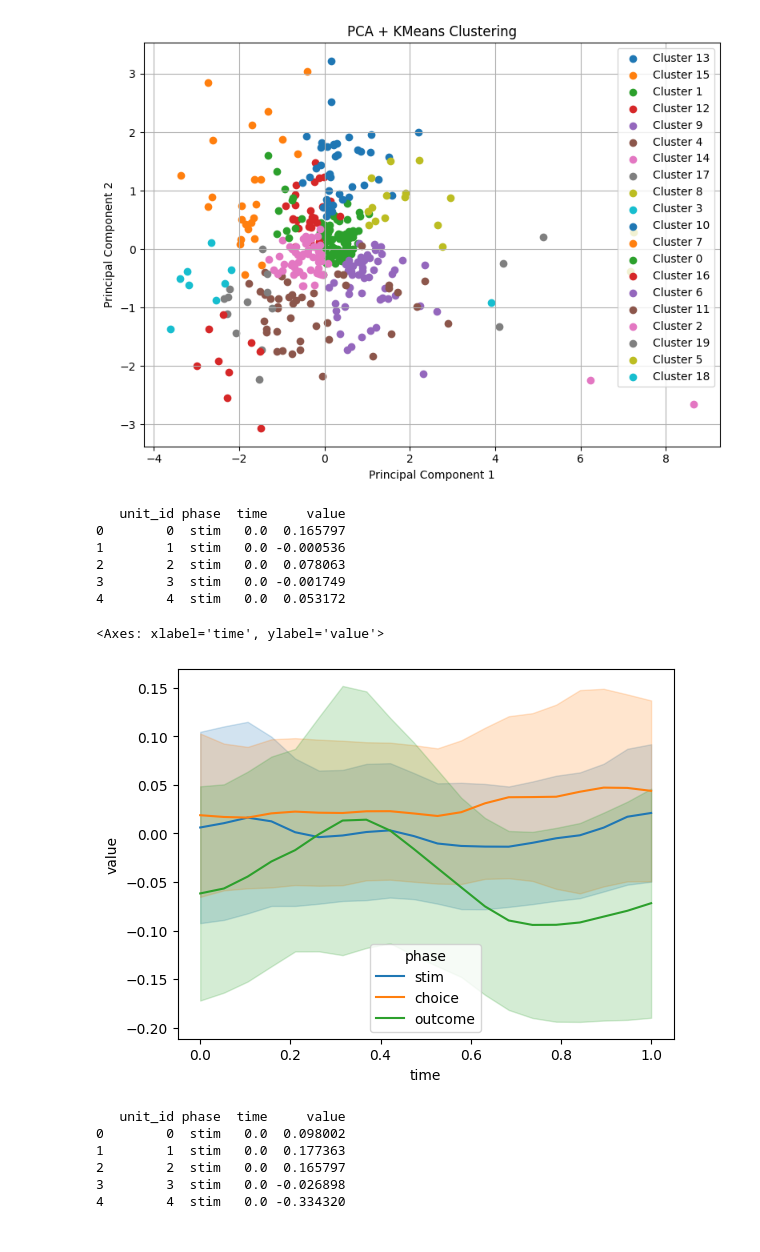
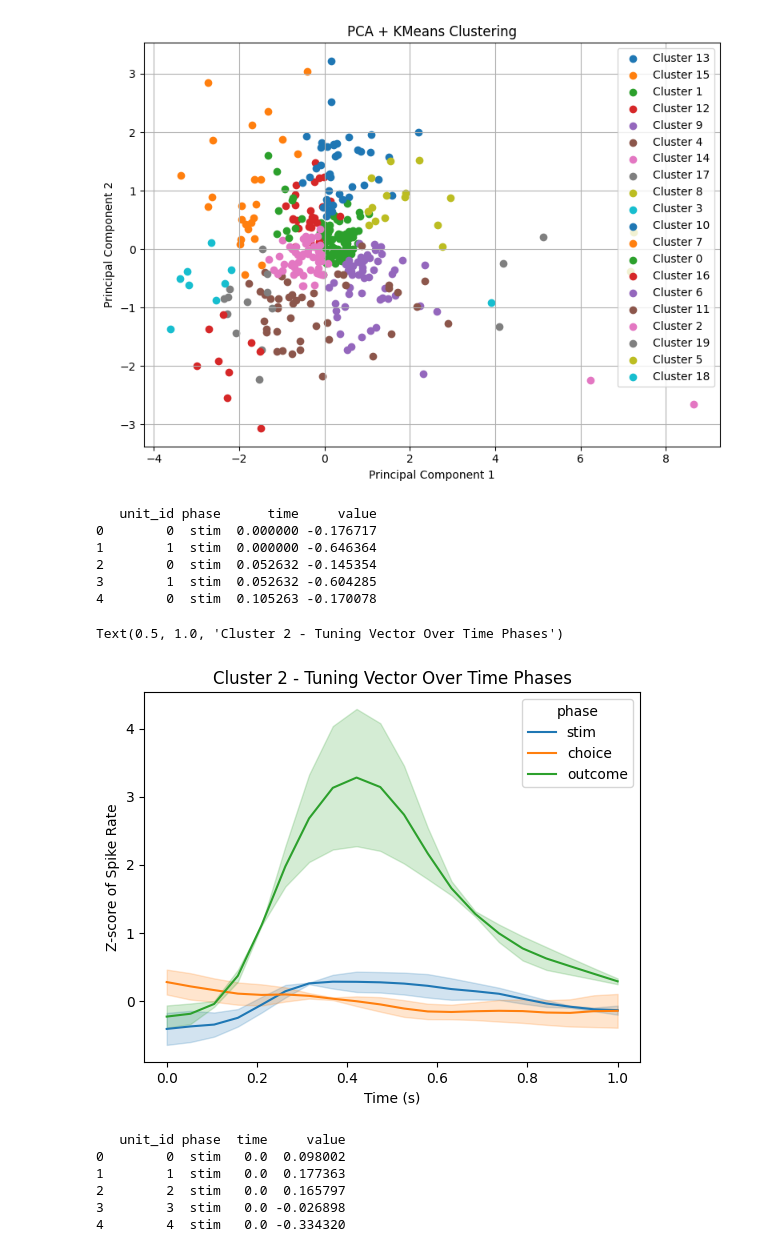
Before and after one commit to NeuralDynamics-Tamagawa/tc2025_shysgmt, a Jupyter notebook: notebook/spike_analysis.ipynb, the cells around one changed output. Saved outputs shown, nothing was run; the diff lists cells and outputs as text; code cells hidden in the pictures.

```diff
--- a/notebook/spike_analysis.ipynb
+++ b/notebook/spike_analysis.ipynb
@@ -124,19 +125,7 @@ $$
 </div>
 # %%
 def compute_behv_time(trials, event, procTeensy_to_imec):
-    """
-    Compute the time of stimulus, choice, and outcome for each trial.
 
-    Parameters:
-    trials (pd.DataFrame): DataFrame containing trial information.
-    event (pd.DataFrame): DataFrame containing event information.
-    procTeensy_to_imec (np.ndarray): Array mapping Teensy times to imec times.
-
-    Returns:
-    stim_time (np.ndarray): Array of stimulus times for each trial.
-    choice_time (np.ndarray): Array of choice times for each trial.
-    outcome_time (np.ndarray): Array of outcome times for each trial.
-    """
     event_grouped = event.groupby('Trial')
     target_trials = trials['Trial'].dropna().astype(int).values
 
@@ -619,7 +746,7 @@ plt.show()
 # %% [output]
 [figure]
 # %%
-cluster_id = 1
+cluster_id = 2
 # Get indices of units belonging to this cluster
 idx = np.where(cluster_labels == cluster_id)[0]
 
@@ -646,42 +773,45 @@ for i, phase in enumerate(phases):
     # Assign time values to each bin (bin is 0–19 repeated for each unit)
     df_long['time'] = df_long['bin'].astype(int).map(dict(enumerate(time_points)))
 
     # Add the phase label (stim, button, reward)
     df_long['phase'] = phase
 
     # Reorder columns for clarity
     df_long = df_long[['unit_id', 'phase', 'time', 'value']]
 
     # Store for later merging
     phase_dfs.append(df_long)
 
 # Combine all three phases into one DataFrame
 df_all_long = pd.concat(phase_dfs, ignore_index=True)
 
 # Preview the final result
 print(df_all_long.head())
 
 
 # 表示
 sns.lineplot(
     data=df_all_long,
     x='time',
     y='value',
     hue='phase',
     #style='unit_id',
     estimator=np.mean,
-    errorbar='sd',
+    errorbar='se',
     #legend=False
 )
+plt.ylabel('Z-score of Spike Rate')
+plt.xlabel('Time (s)')
+plt.title(f'Cluster {cluster_id} - Tuning Vector Over Time Phases')
 # %% [output]
-   unit_id phase  time     value
-0        0  stim   0.0  0.165797
-1        1  stim   0.0 -0.000536
-2        2  stim   0.0  0.078063
-3        3  stim   0.0 -0.001749
-4        4  stim   0.0  0.053172
+   unit_id phase      time     value
+0        0  stim  0.000000 -0.176717
+1        1  stim  0.000000 -0.646364
+2        0  stim  0.052632 -0.145354
+3        1  stim  0.052632 -0.604285
+4        0  stim  0.105263 -0.170078
-<Axes: xlabel='time', ylabel='value'>
+Text(0.5, 1.0, 'Cluster 2 - Tuning Vector Over Time Phases')
-[figure, old version]
+[figure, new version]
 # %%
 # 0–1秒を20分割した時間軸
 time_points = np.linspace(0, 1, 20)
```
Also changed, not shown: parts of 11 cells of this notebook, 1 other file.
